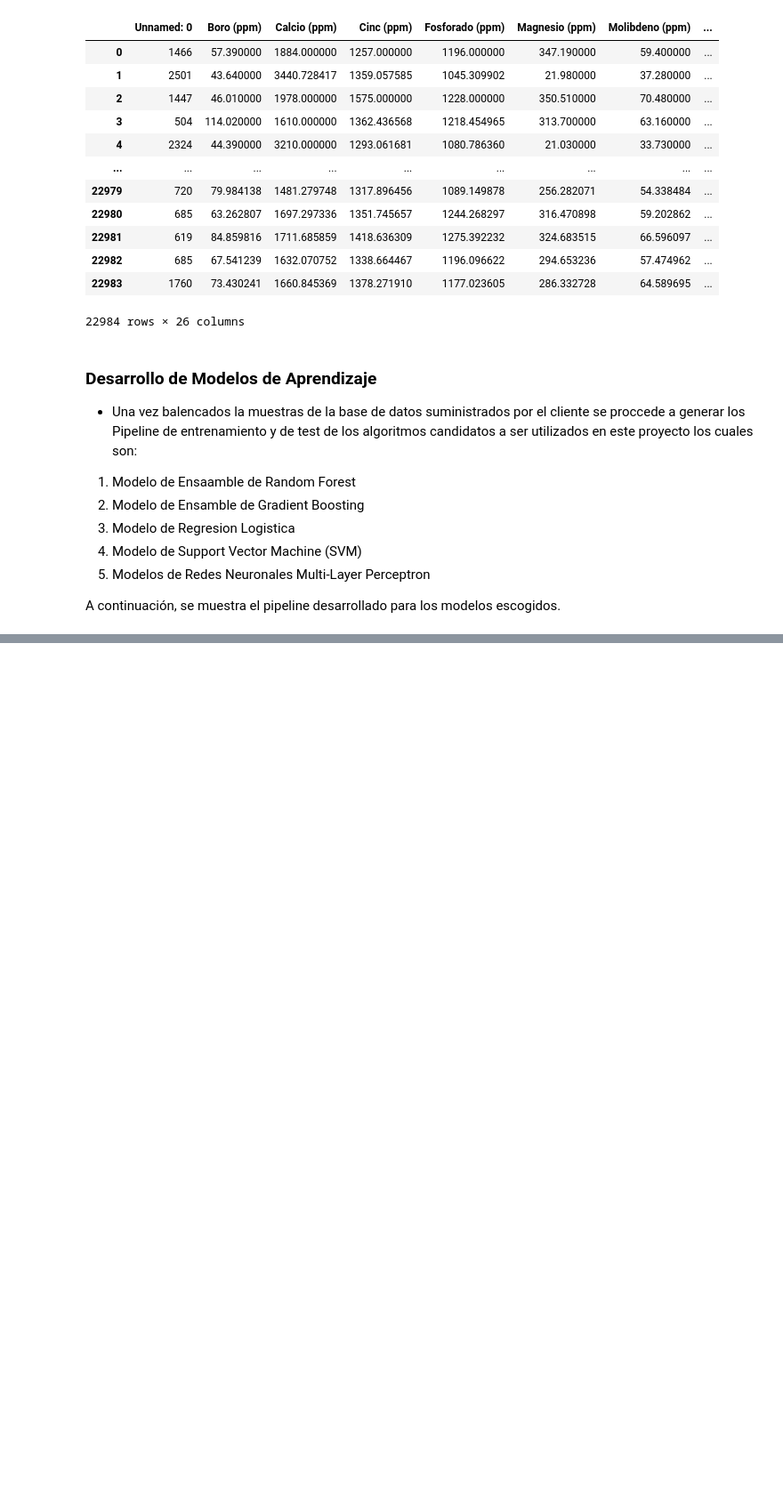
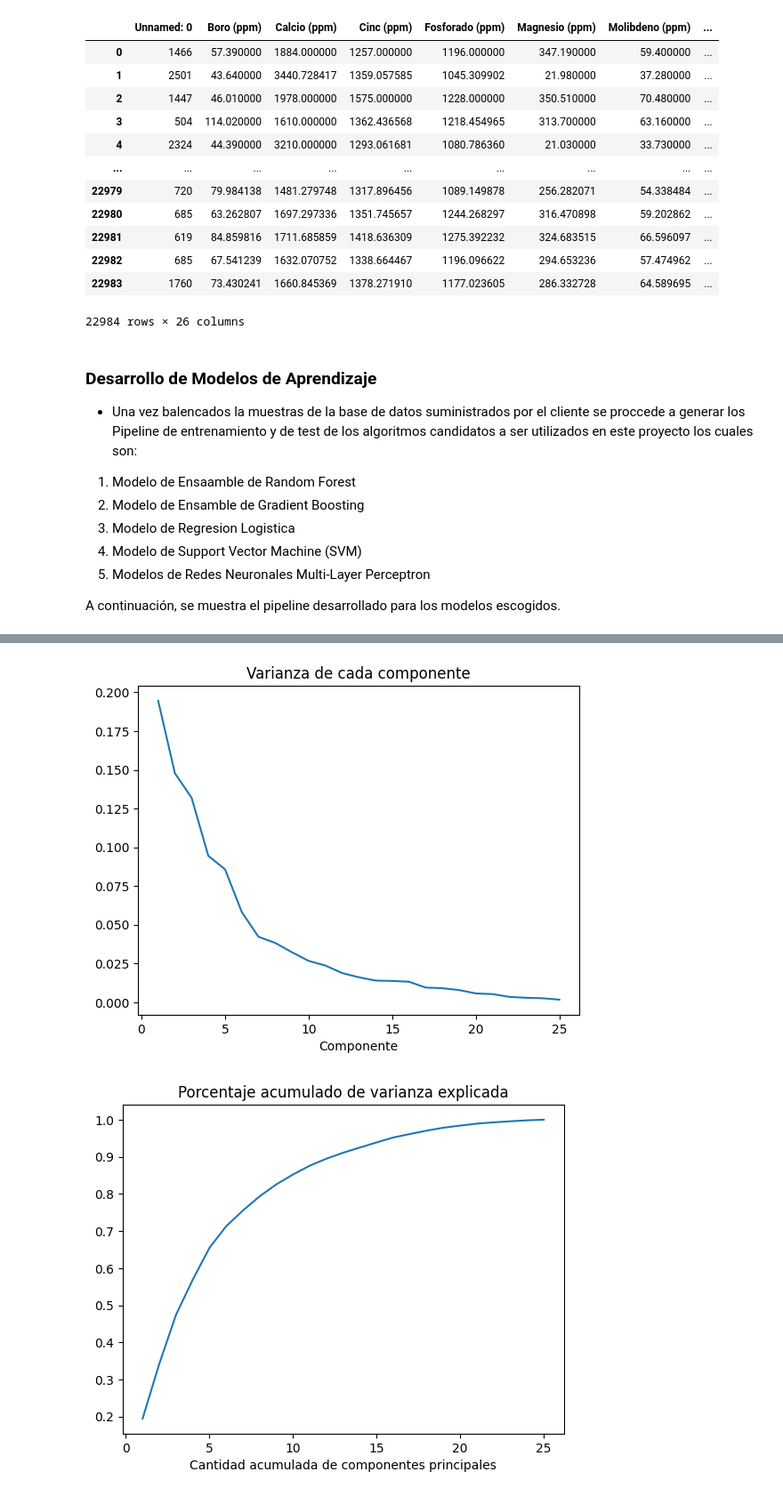
Before and after one commit to darturo12/Tesis-de-Grado-MIAD-, a Jupyter notebook: Modelos_ML/Modelos_Ensamble.ipynb, the cells around one changed output, grey strips where cells are left out. Shown at 89% size. Drawn from its saved outputs; the diff is of its cells as text; code cells hidden in the pictures; blank space fills up the shorter version.

```diff
--- a/Modelos_ML/Modelos_Ensamble.ipynb
+++ b/Modelos_ML/Modelos_Ensamble.ipynb
@@ -803,0 +747,6 @@ Name: count, dtype: int64
+# %%
+
+ZTrain,e,loads,eigenvalues,A = PCAR(X_train_bal_clean)
+# %% [output]
+[figure, added]
+[figure, added]
```
Also changed, not shown: parts of 10 cells of this notebook.
